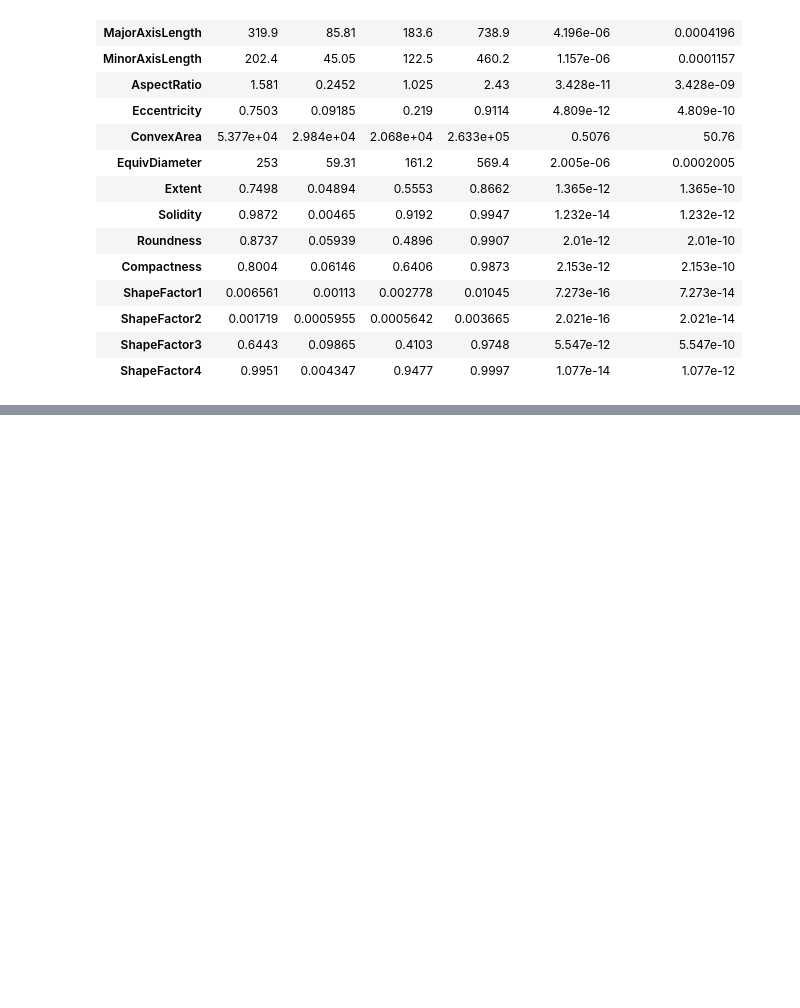
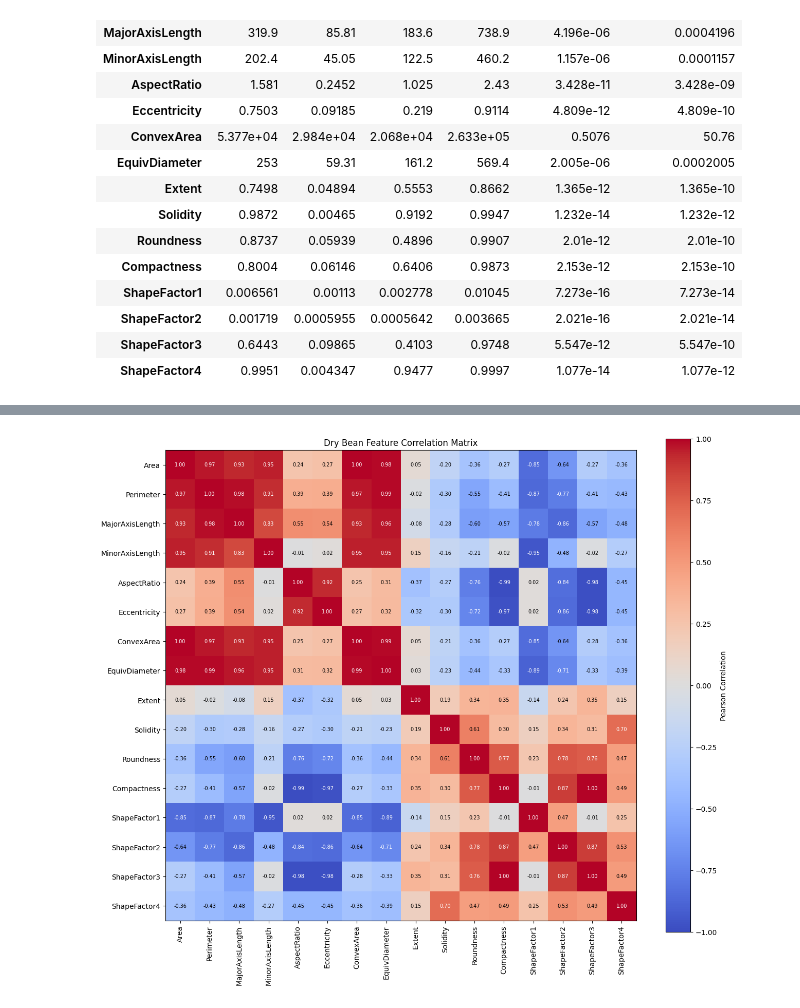
Before and after one commit to Annamerkulova/Merkulova_ML_task_5, a Jupyter notebook: Merkulova_task5.ipynb, the cells around one changed output, grey strips where cells are left out. Drawn from its saved outputs; the diff is of its cells as text; code cells hidden in the pictures; blank space fills up the shorter version.

```diff
--- a/Merkulova_task5.ipynb
+++ b/Merkulova_task5.ipynb
@@ -109,0 +188,38 @@ print(f"Total variance share: {variance_shares.sum():.6f}")
+# %%
+
+fig, ax = plt.subplots(figsize=(13, 11))
+
+im = ax.imshow(
+    corr_matrix.to_numpy(),
+    cmap="coolwarm",
+    vmin=-1,
+    vmax=1
+)
+
+ax.set_xticks(np.arange(len(features)))
+ax.set_yticks(np.arange(len(features)))
+
+ax.set_xticklabels(features, rotation=90)
+ax.set_yticklabels(features)
+
+for i in range(len(features)):
+    for j in range(len(features)):
+        value = corr_matrix.iloc[i, j]
+
+        ax.text(
+            j, i,
+            f"{value:.2f}",
+            ha="center",
+            va="center",
+            fontsize=7,
+            color="white" if abs(value) > 0.7 else "black"
+        )
+
+fig.colorbar(im, ax=ax, label="Pearson Correlation")
+
+ax.set_title("Dry Bean Feature Correlation Matrix")
+
+plt.tight_layout()
+plt.show()
+# %% [output]
+[figure, added]
```
Also changed, not shown: parts of 31 cells of this notebook.
